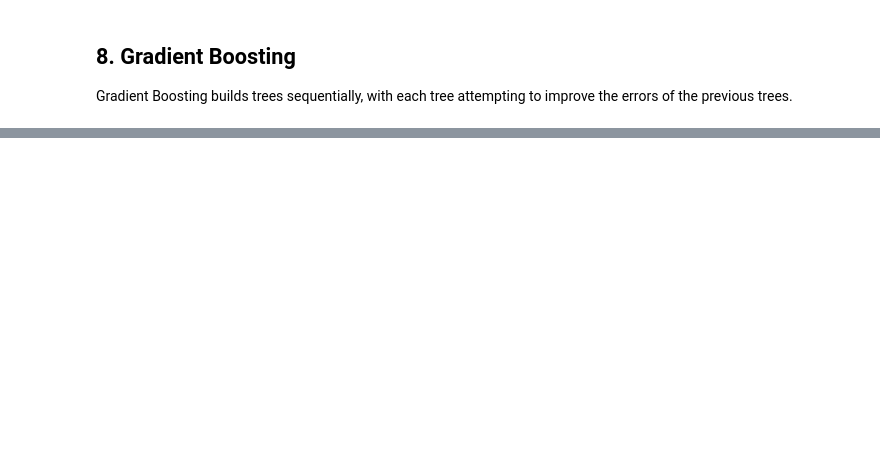
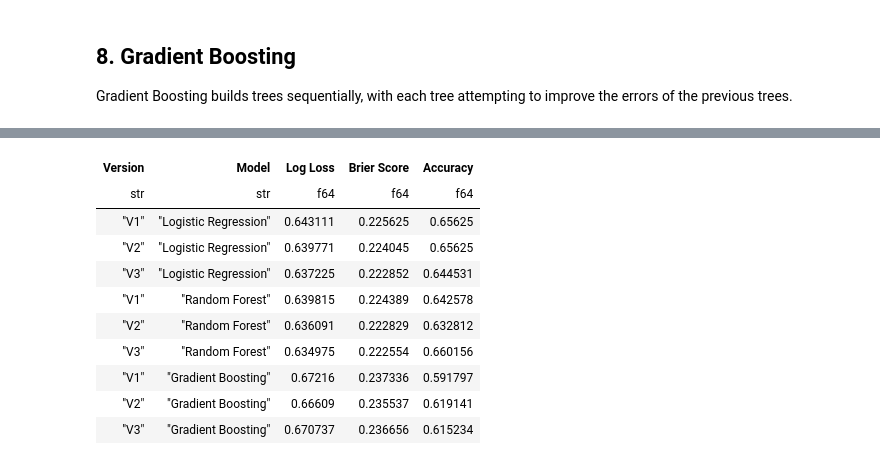
Before and after one commit to Joaquin2108/NFL-GamePredictor, a Jupyter notebook: Notebooks/modeling.ipynb, the cells around one changed output, grey strips where cells are left out. Saved outputs shown, nothing was run; the diff lists cells and outputs as text; code cells hidden in the pictures; blank space fills up the shorter version.

```diff
--- a/Notebooks/modeling.ipynb
+++ b/Notebooks/modeling.ipynb
@@ -478,0 +315,69 @@ The next version will introduce efficiency-based features, including offensive a
+# %%
+comparison_results = pl.DataFrame([
+    {
+        "Version": "V1",
+        "Model": "Logistic Regression",
+        "Log Loss": 0.643111,
+        "Brier Score": 0.225625,
+        "Accuracy": 0.65625,
+    },
+    {
+        "Version": "V2",
+        "Model": "Logistic Regression",
+        "Log Loss": 0.639771,
+        "Brier Score": 0.224045,
+        "Accuracy": 0.65625,
+    },
+    {
+        "Version": "V3",
+        "Model": "Logistic Regression",
+        "Log Loss": 0.637225,
+        "Brier Score": 0.222852,
+        "Accuracy": 0.644531,
+    },
+    {
+        "Version": "V1",
+        "Model": "Random Forest",
+        "Log Loss": 0.639815,
+        "Brier Score": 0.224389,
+        "Accuracy": 0.642578,
+    },
+    {
+        "Version": "V2",
+        "Model": "Random Forest",
+        "Log Loss": 0.636091,
+        "Brier Score": 0.222829,
+        "Accuracy": 0.632812,
+    },
+    {
+        "Version": "V3",
+        "Model": "Random Forest",
+        "Log Loss": 0.634975,
+        "Brier Score": 0.222554,
+        "Accuracy": 0.660156,
+    },
+    {
+        "Version": "V1",
+        "Model": "Gradient Boosting",
+        "Log Loss": 0.672160,
+        "Brier Score": 0.237336,
+        "Accuracy": 0.591797,
+    },
+    {
+        "Version": "V2",
+        "Model": "Gradient Boosting",
+        "Log Loss": 0.666090,
+        "Brier Score": 0.235537,
+        "Accuracy": 0.619141,
+    },
+    {
+        "Version": "V3",
+        "Model": "Gradient Boosting",
+        "Log Loss": 0.670737,
+        "Brier Score": 0.236656,
+        "Accuracy": 0.615234,
+    },
+])
+
+comparison_results
+# %% [output]
@@ -478,0 +385,11 @@ The next version will introduce efficiency-based features, including offensive a
+| Version | Model | Log Loss | Brier Score | Accuracy |
+| str | str | f64 | f64 | f64 |
+| "V1" | "Logistic Regression" | 0.643111 | 0.225625 | 0.65625 |
+| "V2" | "Logistic Regression" | 0.639771 | 0.224045 | 0.65625 |
+| "V3" | "Logistic Regression" | 0.637225 | 0.222852 | 0.644531 |
+| "V1" | "Random Forest" | 0.639815 | 0.224389 | 0.642578 |
+| "V2" | "Random Forest" | 0.636091 | 0.222829 | 0.632812 |
+| "V3" | "Random Forest" | 0.634975 | 0.222554 | 0.660156 |
+| "V1" | "Gradient Boosting" | 0.67216 | 0.237336 | 0.591797 |
+| "V2" | "Gradient Boosting" | 0.66609 | 0.235537 | 0.619141 |
+| "V3" | "Gradient Boosting" | 0.670737 | 0.236656 | 0.615234 |
```
Also changed, not shown: parts of 46 cells of this notebook.
